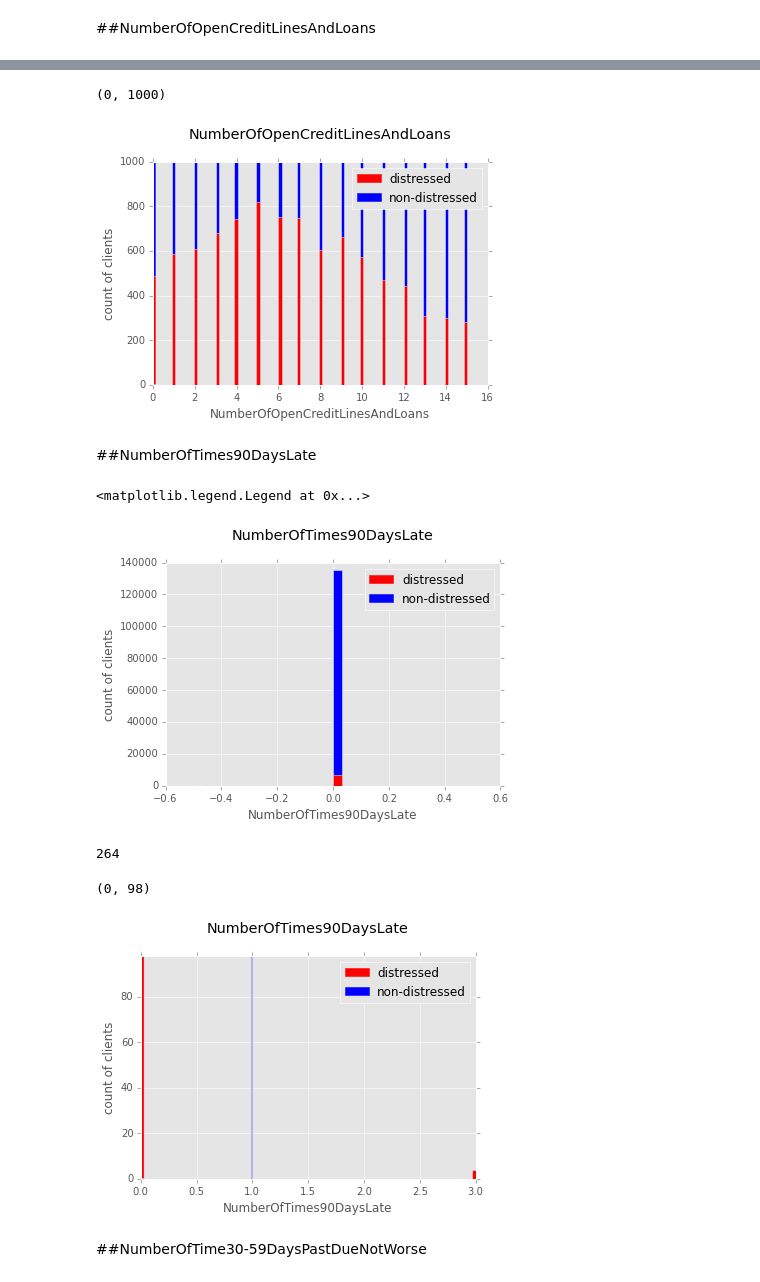
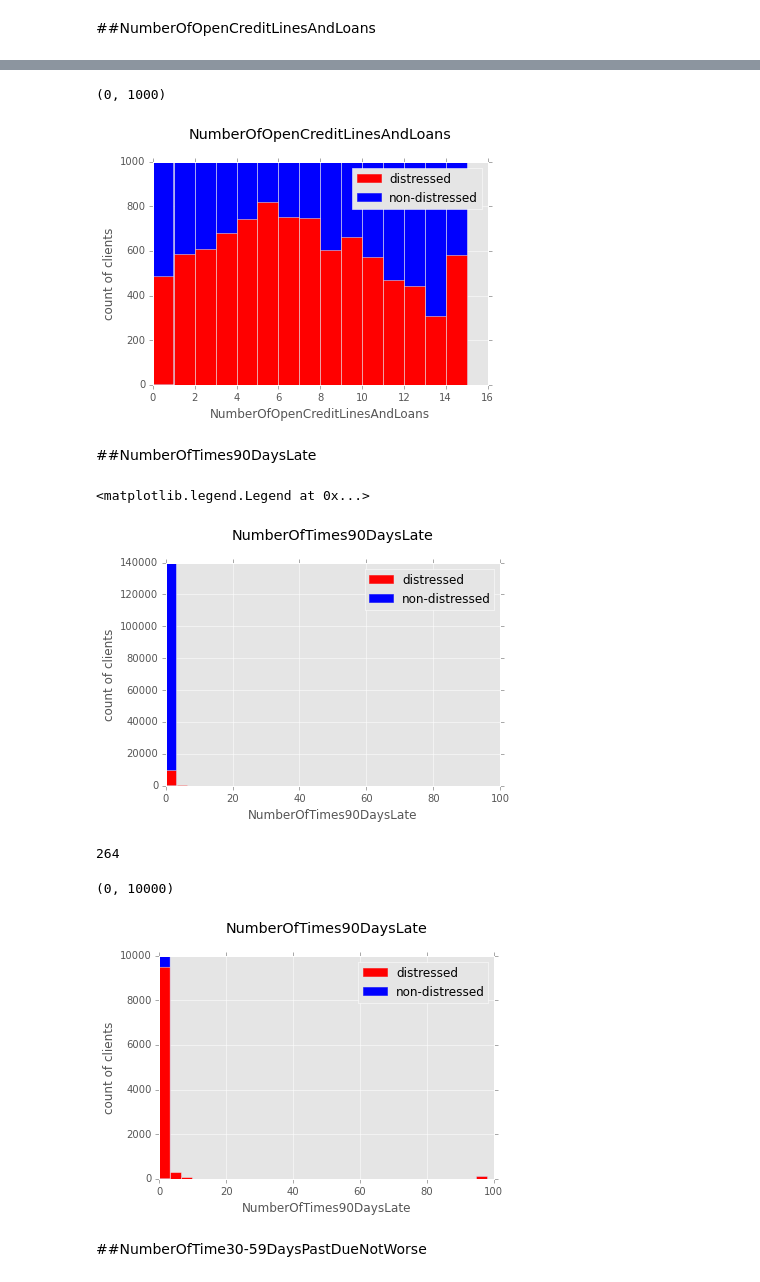
Before and after one commit to roechi/machine_learning_assignment, a Jupyter notebook: beleg2/refined_analysis.ipynb, the cells around one changed output, grey strips where cells are left out. Cells and saved outputs as stored; diff of their text form; code cells hidden in the pictures.

```diff
--- a/beleg2/refined_analysis.ipynb
+++ b/beleg2/refined_analysis.ipynb
@@ -244,6 +244,6 @@ plt.legend(handles=[red, blue])
 # %%
-df.loc[df.SeriousDlqin2yrs == 0].loc[df.NumberOfOpenCreditLinesAndLoans <= 15].NumberOfOpenCreditLinesAndLoans.plot(kind='hist', bins=100, color='blue')
-df.loc[df.SeriousDlqin2yrs == 1].loc[df.NumberOfOpenCreditLinesAndLoans <= 15].NumberOfOpenCreditLinesAndLoans.plot(kind='hist', bins=100, color='red')
+df.loc[df.SeriousDlqin2yrs == 0].loc[df.NumberOfOpenCreditLinesAndLoans <= 15].NumberOfOpenCreditLinesAndLoans.plot(kind='hist', bins=15, color='blue')
+df.loc[df.SeriousDlqin2yrs == 1].loc[df.NumberOfOpenCreditLinesAndLoans <= 15].NumberOfOpenCreditLinesAndLoans.plot(kind='hist', bins=15, color='red')
 plt.title('NumberOfOpenCreditLinesAndLoans', y=1.08)
 plt.xlabel('NumberOfOpenCreditLinesAndLoans')
 plt.ylabel('count of clients')
@@ -253,12 +253,12 @@ plt.legend(handles=[red, blue])
 plt.ylim(0,1000)
 # %% [output]
 (0, 1000)
-[figure, old version]
+[figure, new version]
 # %% [markdown]
 ##NumberOfTimes90DaysLate
 # %%
-df.loc[df.SeriousDlqin2yrs == 0].loc[df.NumberOfTimes90DaysLate < 0.0001].NumberOfTimes90DaysLate.plot(kind='hist', bins=30, color='blue')
-df.loc[df.SeriousDlqin2yrs == 1].loc[df.NumberOfTimes90DaysLate < 0.0001].NumberOfTimes90DaysLate.plot(kind='hist', bins=30, color='red')
+df.loc[df.SeriousDlqin2yrs == 0]['NumberOfTimes90DaysLate'].plot(kind='hist', bins=30, color='blue')
+df.loc[df.SeriousDlqin2yrs == 1]['NumberOfTimes90DaysLate'].plot(kind='hist', bins=30, color='red')
 plt.title('NumberOfTimes90DaysLate', y=1.08)
 plt.xlabel('NumberOfTimes90DaysLate')
 plt.ylabel('count of clients')
@@ -267,24 +267,24 @@ blue = mpatches.Patch(color='blue', label='non-distressed')
 plt.legend(handles=[red, blue])
 # %% [output]
 <matplotlib.legend.Legend at 0x...>
-[figure, old version]
+[figure, new version]
 # %%
 df.loc[df.NumberOfTimes90DaysLate == 98].NumberOfTimes90DaysLate.count()
 # %% [output]
 264
 # %%
-df.loc[df.SeriousDlqin2yrs == 0].loc[df.NumberOfTimes90DaysLate ].NumberOfTimes90DaysLate.plot(kind='hist', bins=100, color='blue')
-df.loc[df.SeriousDlqin2yrs == 1].loc[df.NumberOfTimes90DaysLate ].NumberOfTimes90DaysLate.plot(kind='hist', bins=100, color='red')
+df.loc[df.SeriousDlqin2yrs == 0]['NumberOfTimes90DaysLate'].plot(kind='hist', bins=30, color='blue')
+df.loc[df.SeriousDlqin2yrs == 1]['NumberOfTimes90DaysLate'].plot(kind='hist', bins=30, color='red')
 plt.title('NumberOfTimes90DaysLate', y=1.08)
 plt.xlabel('NumberOfTimes90DaysLate')
 plt.ylabel('count of clients')
 red = mpatches.Patch(color='red', label='distressed')
 blue = mpatches.Patch(color='blue', label='non-distressed')
 plt.legend(handles=[red, blue])
-plt.ylim(0,98)
+plt.ylim(0,10000)
 # %% [output]
-(0, 98)
+(0, 10000)
-[figure, old version]
+[figure, new version]
 # %% [markdown]
 ##NumberOfTime30-59DaysPastDueNotWorse
 # %%
```
Also changed, not shown: parts of 9 cells of this notebook.
